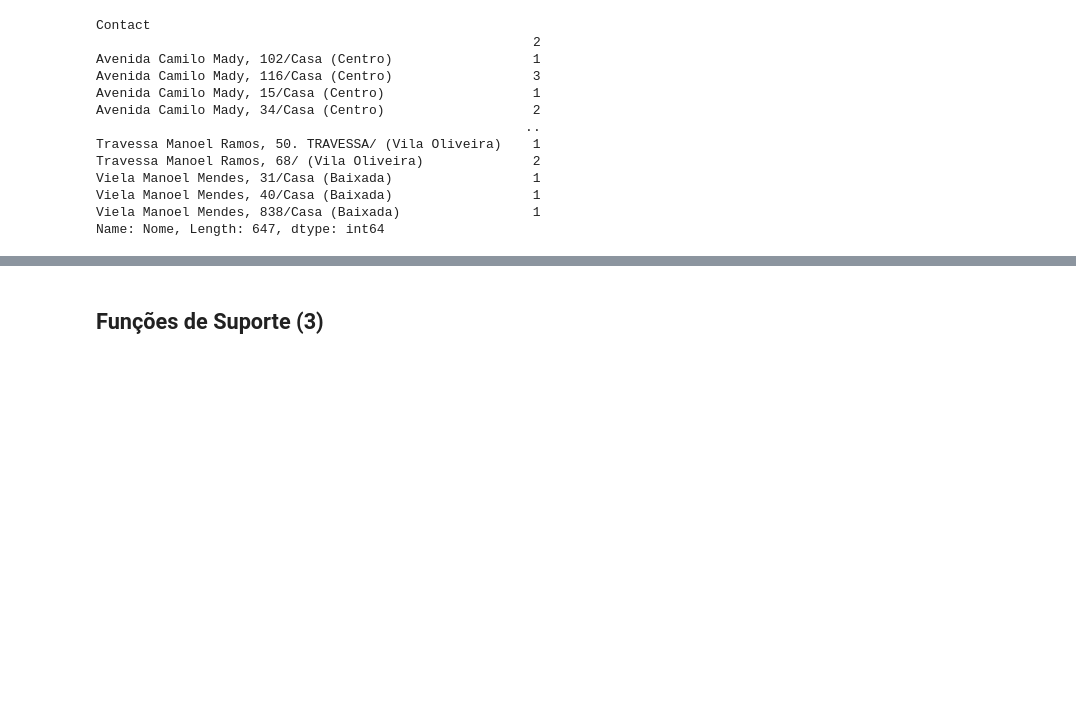
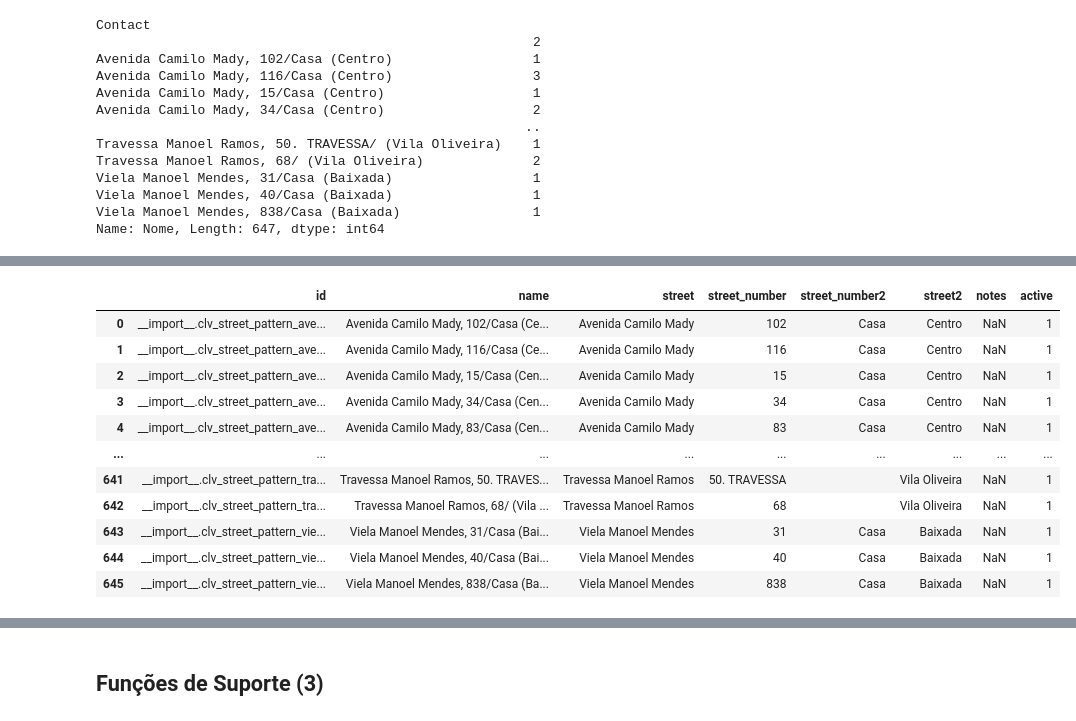
Before and after one commit to CLVsol/clvsol_jupyter, a Jupyter notebook: jcafb_2025/cadastro/Cadastro_Inicial_JCAFB-2025.ipynb, the cells around one changed output, grey strips where cells are left out. Cells and saved outputs as stored; diff of their text form; code cells hidden in the pictures; blank space fills up the shorter version.

Commit message:
[IMP] jcafb_2025/cadastro/Cadastro_Inicial_JCAFB-2025.ipynb

```diff
--- a/jcafb_2025/cadastro/Cadastro_Inicial_JCAFB-2025.ipynb
+++ b/jcafb_2025/cadastro/Cadastro_Inicial_JCAFB-2025.ipynb
@@ -56,6 +56,24 @@ def string_end_clean(string):
         string = string[:-1]
 
     return string
+# %%
+def accented_character_clean(string):
+
+    string = string.replace("á", "a")
+    string = string.replace("Á", "A")
+    string = string.replace("ã", "a")
+    string = string.replace("â", "a")
+    string = string.replace("à", "a")
+    string = string.replace("é", "e")
+    string = string.replace("í", "i")
+    string = string.replace("Í", "I")
+    string = string.replace("ó", "o")
+    string = string.replace("õ", "o")
+    string = string.replace("ô", "o")
+    string = string.replace("ú", "u")
+    string = string.replace("ç", "c")
+
+    return string
 # %%
 def string_reformat(string):
 
@@ -138,6 +156,7 @@ def cadastro_file_process(xls_in_path, sheet):
             else:
                 name = row['Texto PDF']
             name = string_reformat(name)
+            name = accented_character_clean(name)
             table['Nome'].values[i] = name
 
     # Obtenção do número do CPF do Paciente
@@ -763,0 +848,68 @@ Name: Nome, Length: 647, dtype: int64
+# %%
+import pandas as pd
+
+jcafb_cadastro_path = 'data/jcafb_cadastro.xlsx'
+jcafb_cadastro_sheet = 'Cadastro JCAFB-2025'
+
+contact_information_pattern_path = 'data/contact_information_pattern.xlsx'
+contact_information_pattern_sheet='Contact Information Patterns'
+
+column_names = ['id', 'name', 'street', 'street_number', 'street_number2', 'street2', 'notes', 'active']
+contact_information_pattern = pd.DataFrame(columns=column_names)
+
+xls_in = pd.ExcelFile(jcafb_cadastro_path)
+jcafb_cadastro = pd.read_excel(xls_in, sheet_name=jcafb_cadastro_sheet, index_col=0, na_filter=False)
+
+streets = jcafb_cadastro.groupby(['Contact', 'Logradouro', 'Número', 'Complemento', 'Bairro'])['Nome'].aggregate('count').reset_index()
+
+for i, row in streets.iterrows():
+
+    if row['Logradouro'] != '':
+
+        _id = False
+        name = False
+        street = False
+        street_number = False
+        street_number2 = False
+        street2 = False
+        notes = False
+        active = 1
+
+        pattern = row['Contact'].lower().replace('(', '').replace(')', '')
+        pattern = pattern.replace(' ', '_').replace('.', '').replace(',', '')
+        pattern = pattern.replace('/_', '_').replace('s/n', 'sn').replace('/', '_')
+
+        _id = '__import__.clv_street_pattern_' + pattern
+        name = row['Contact']
+        street = row['Logradouro']
+        street_number = row['Número']
+        street_number2 = row['Complemento']
+        street2 = row['Bairro']
+
+        new_row = {'id': _id,
+                   'name': name,
+                   'street': street,
+                   'street_number': street_number,
+                   'street_number2': street_number2,
+                   'street2': street2,
+                   # 'notes': notes,
+                   'active': active,
+                  }
+        contact_information_pattern.loc[len(contact_information_pattern)] = new_row
+
+contact_information_pattern.to_excel(contact_information_pattern_path, sheet_name=street_pattern_sheet, index=False)
+
+contact_information_pattern
+# %% [output]
+|  | id | name | street | street_number | street_number2 | street2 | notes | active |
+| 0 | __import__.clv_street_pattern_ave... | Avenida Camilo Mady, 102/Casa (Ce... | Avenida Camilo Mady | 102 | Casa | Centro | NaN | 1 |
+| 1 | __import__.clv_street_pattern_ave... | Avenida Camilo Mady, 116/Casa (Ce... | Avenida Camilo Mady | 116 | Casa | Centro | NaN | 1 |
+| 2 | __import__.clv_street_pattern_ave... | Avenida Camilo Mady, 15/Casa (Cen... | Avenida Camilo Mady | 15 | Casa | Centro | NaN | 1 |
+| 3 | __import__.clv_street_pattern_ave... | Avenida Camilo Mady, 34/Casa (Cen... | Avenida Camilo Mady | 34 | Casa | Centro | NaN | 1 |
+| 4 | __import__.clv_street_pattern_ave... | Avenida Camilo Mady, 83/Casa (Cen... | Avenida Camilo Mady | 83 | Casa | Centro | NaN | 1 |
+| ... | ... | ... | ... | ... | ... | ... | ... | ... |
+| 641 | __import__.clv_street_pattern_tra... | Travessa Manoel Ramos, 50. TRAVES... | Travessa Manoel Ramos | 50. TRAVESSA |  | Vila Oliveira | NaN | 1 |
+| 642 | __import__.clv_street_pattern_tra... | Travessa Manoel Ramos, 68/ (Vila ... | Travessa Manoel Ramos | 68 |  | Vila Oliveira | NaN | 1 |
+| 643 | __import__.clv_street_pattern_vie... | Viela Manoel Mendes, 31/Casa (Bai... | Viela Manoel Mendes | 31 | Casa | Baixada | NaN | 1 |
+| 644 | __import__.clv_street_pattern_vie... | Viela Manoel Mendes, 40/Casa (Bai... | Viela Manoel Mendes | 40 | Casa | Baixada | NaN | 1 |
+| 645 | __import__.clv_street_pattern_vie... | Viela Manoel Mendes, 838/Casa (Ba... | Viela Manoel Mendes | 838 | Casa | Baixada | NaN | 1 |
```
Also changed, not shown: parts of 8 cells of this notebook.
